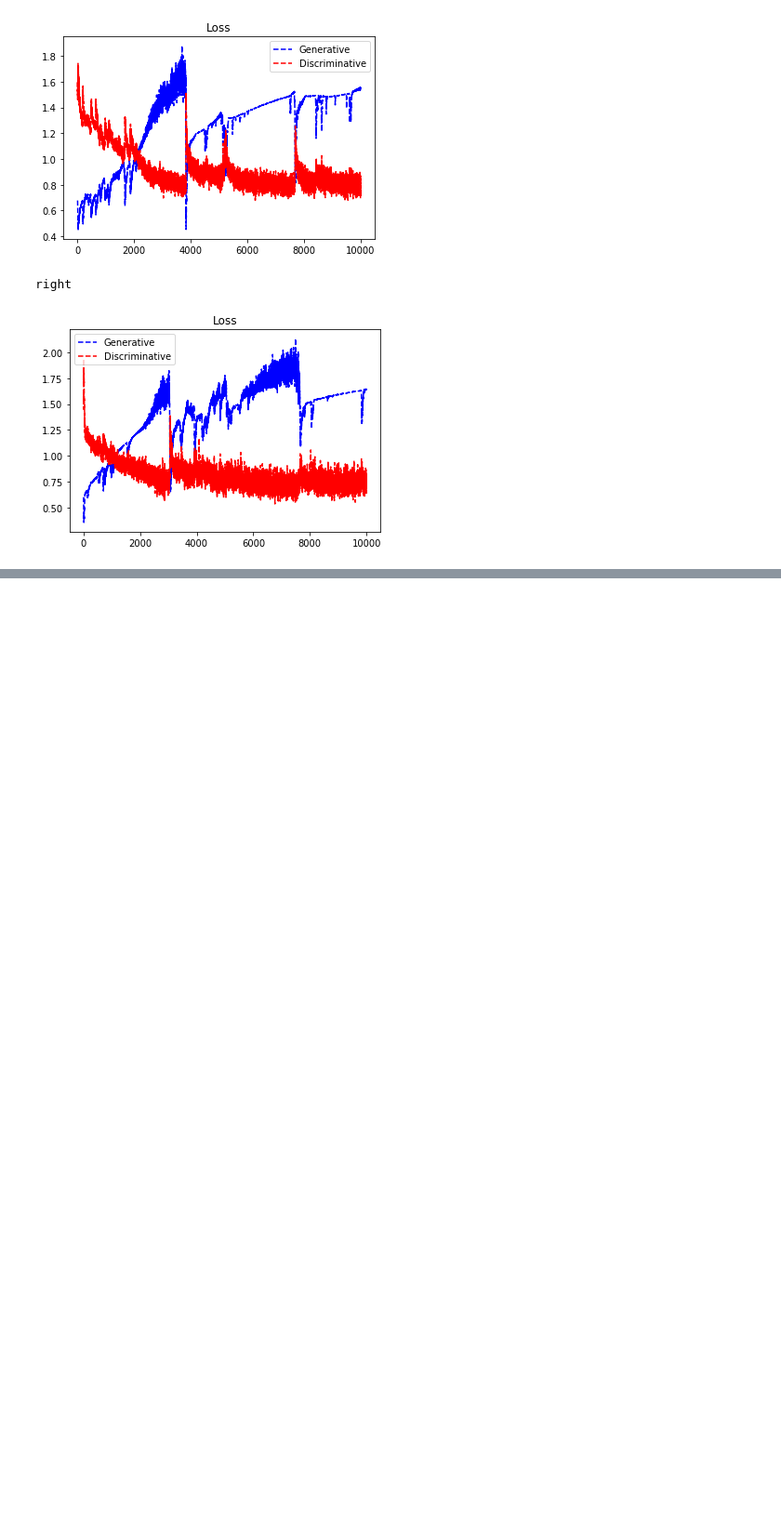
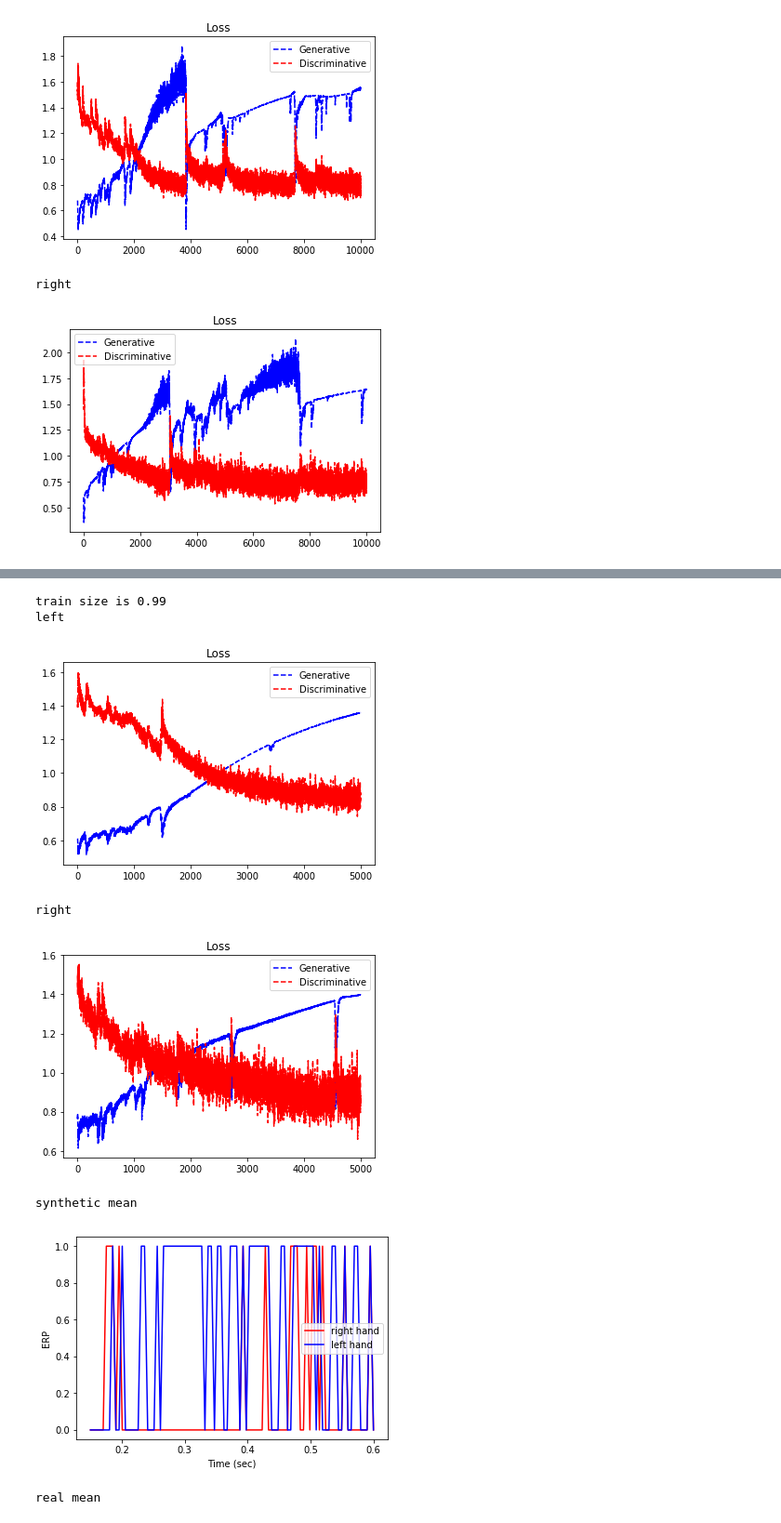
Before and after one commit to dberma02/GAN_for_Synthetic_EEG_Data, a Jupyter notebook: code/Experiment.ipynb, the cells around one changed output, grey strips where cells are left out. Shown at 93% size. Saved outputs shown, nothing was run; the diff lists cells and outputs as text; code cells hidden in the pictures; blank space fills up the shorter version.

```diff
--- a/code/Experiment.ipynb
+++ b/code/Experiment.ipynb
@@ -158,0 +247,20 @@ experiment()
+# %%
+left_syn, right_syn = experiment()
+# 5000 epochs
+# with 5 layer fc, leaky relu -- generator
+# 0.6 dropout for discriminator(after layer 1 and 2), 3 layers total
+# d_hid=10
+# g_hid=100
+# d uses SGD
+# g uses Adam
+# 10000 epochs
+plot_real_and_syn(left_res, right_res, left_real, right_real)
+# %% [output]
+train size is 0.99
+left
+[figure, added]
+right
+[figure, added]
+synthetic mean
+[figure, added]
+real mean
```
Also changed, not shown: parts of 10 cells of this notebook, 2 other files.
